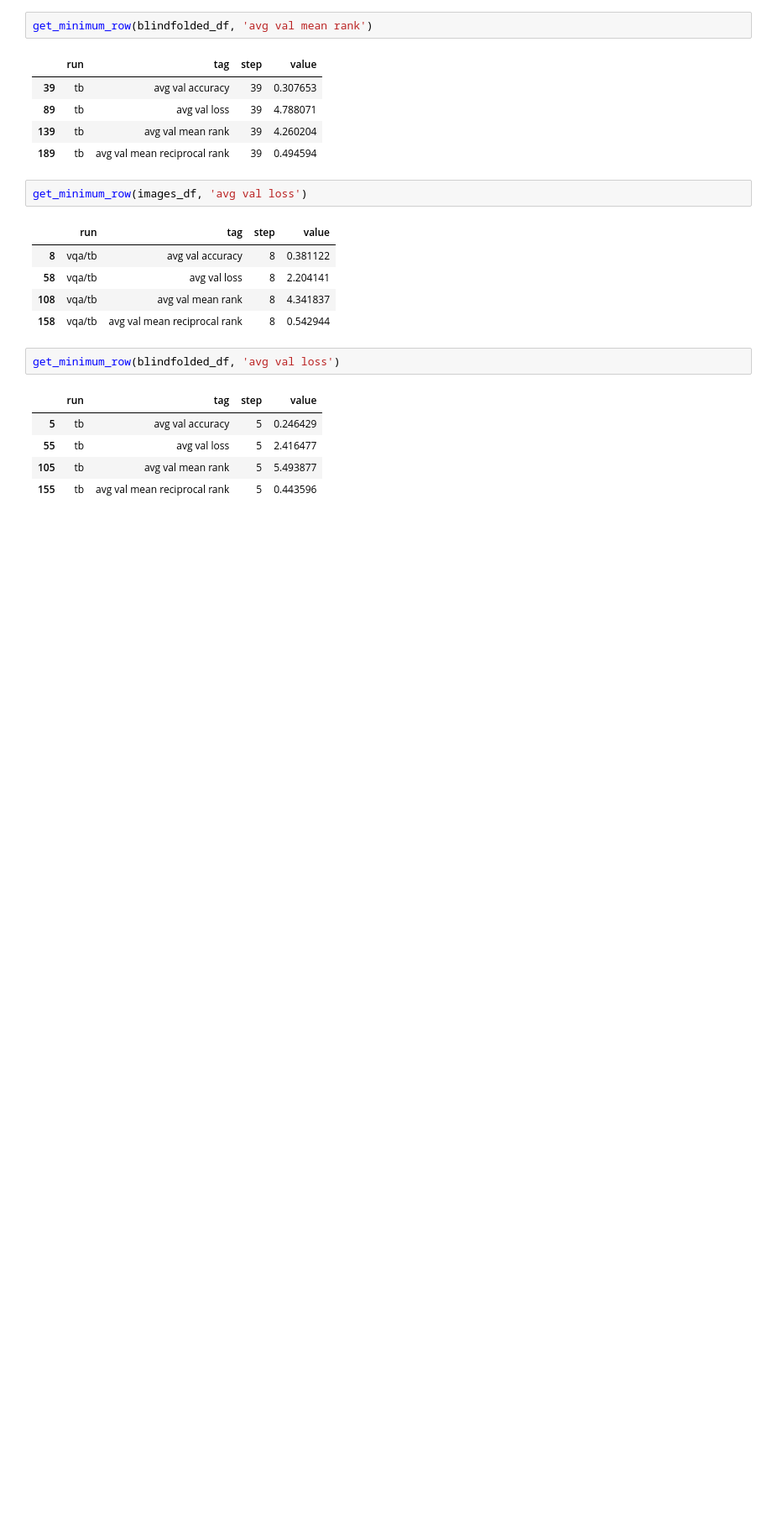
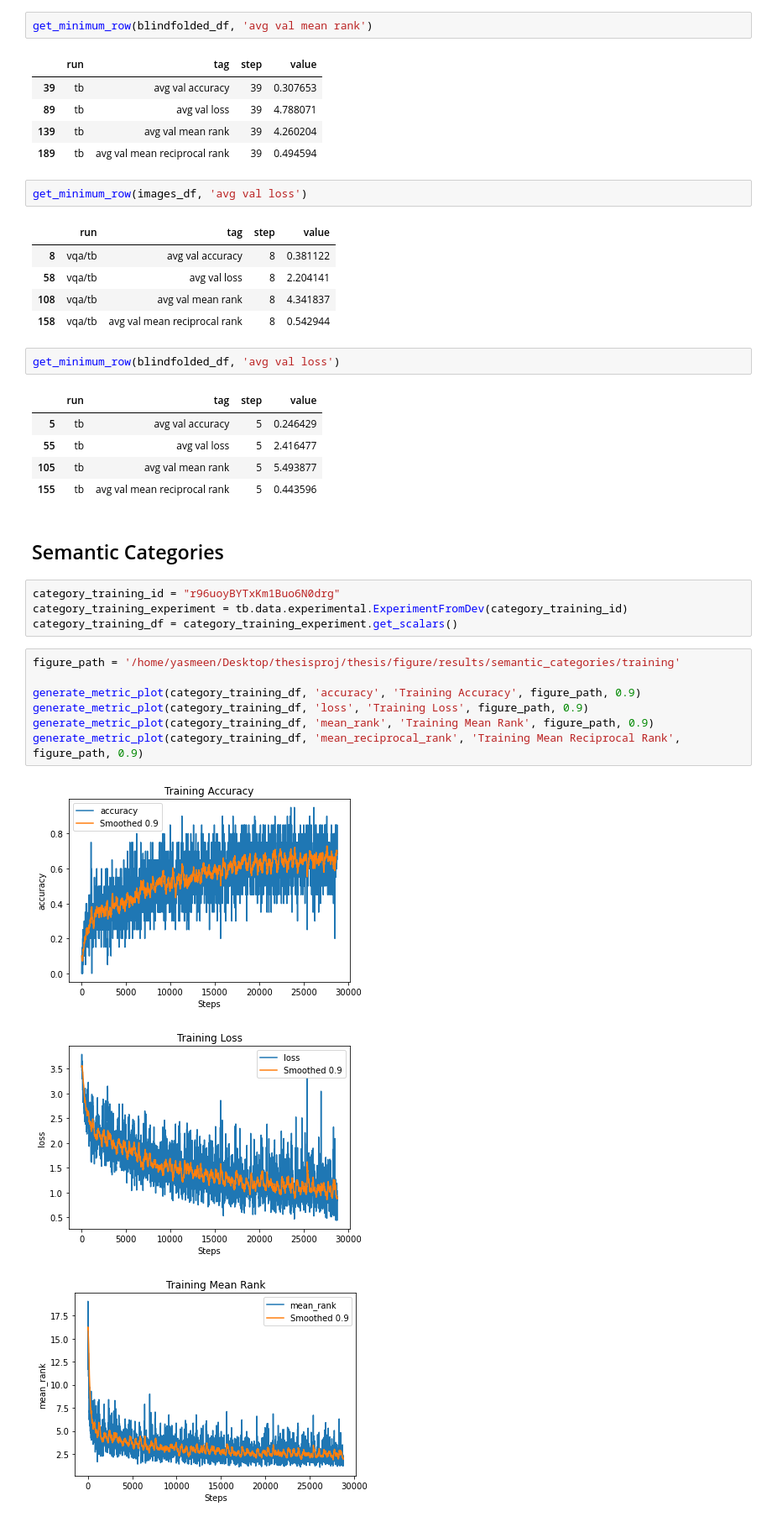
Before and after one commit to YasMME/thesisproj, a Jupyter notebook: TensorboardResultsAnalysis.ipynb, the cells around one changed output. Shown at 84% size. Drawn from its saved outputs; the diff is of its cells as text; blank space fills up the shorter version.

Commit message:
added tables/figures for category test, dataset question breakdown

```diff
--- a/TensorboardResultsAnalysis.ipynb
+++ b/TensorboardResultsAnalysis.ipynb
@@ -170,3 +170,20 @@ get_minimum_row(blindfolded_df, 'avg val loss')
 | 55 | tb | avg val loss | 5 | 2.416477 |
 | 105 | tb | avg val mean rank | 5 | 5.493877 |
 | 155 | tb | avg val mean reciprocal rank | 5 | 0.443596 |
+# %% [markdown]
+## Semantic Categories
+# %%
+category_training_id = "r96uoyBYTxKm1Buo6N0drg"
+category_training_experiment = tb.data.experimental.ExperimentFromDev(category_training_id)
+category_training_df = category_training_experiment.get_scalars()
+# %%
+figure_path = '/home/yasmeen/Desktop/thesisproj/thesis/figure/results/semantic_categories/training'
+
+generate_metric_plot(category_training_df, 'accuracy', 'Training Accuracy', figure_path, 0.9)
+generate_metric_plot(category_training_df, 'loss', 'Training Loss', figure_path, 0.9)
+generate_metric_plot(category_training_df, 'mean_rank', 'Training Mean Rank', figure_path, 0.9)
+generate_metric_plot(category_training_df, 'mean_reciprocal_rank', 'Training Mean Reciprocal Rank', figure_path, 0.9)
+# %% [output]
+[figure, added]
+[figure, added]
+[figure, added]
```
Also changed, not shown: parts of 6 cells of this notebook, 27 other files.
